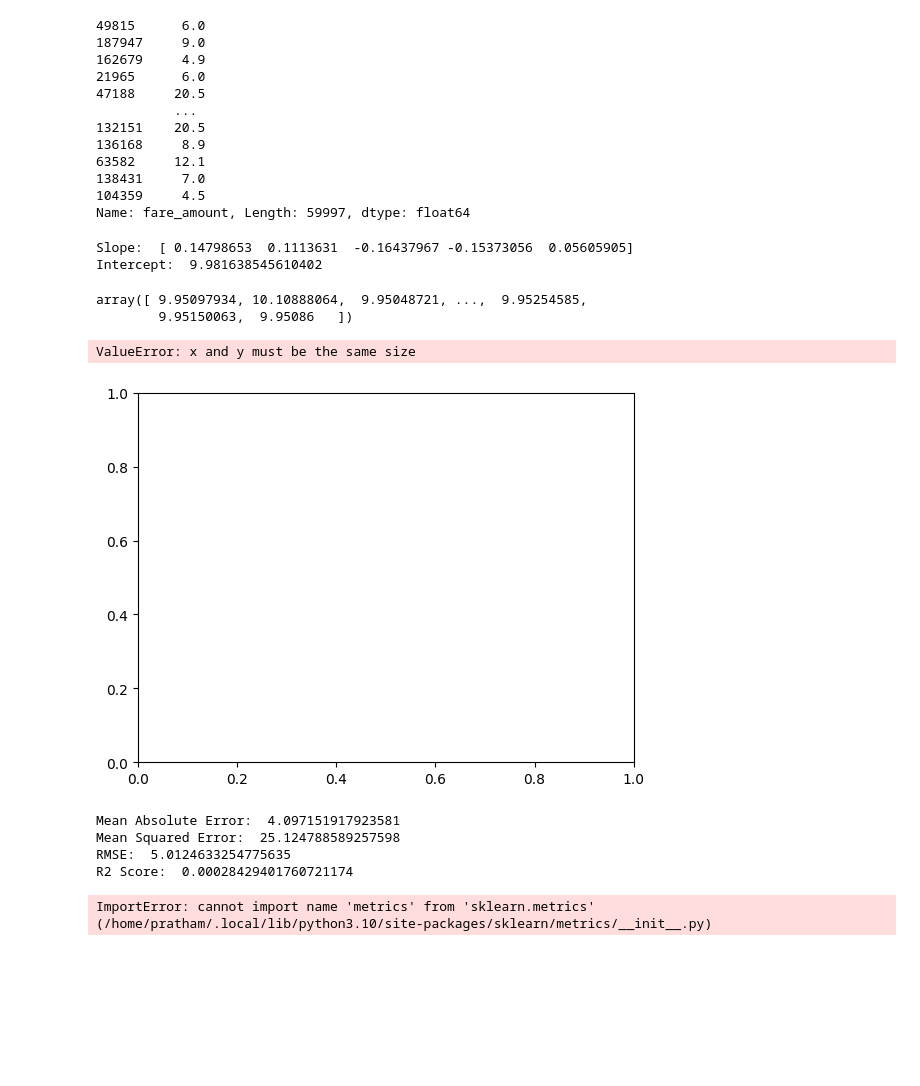
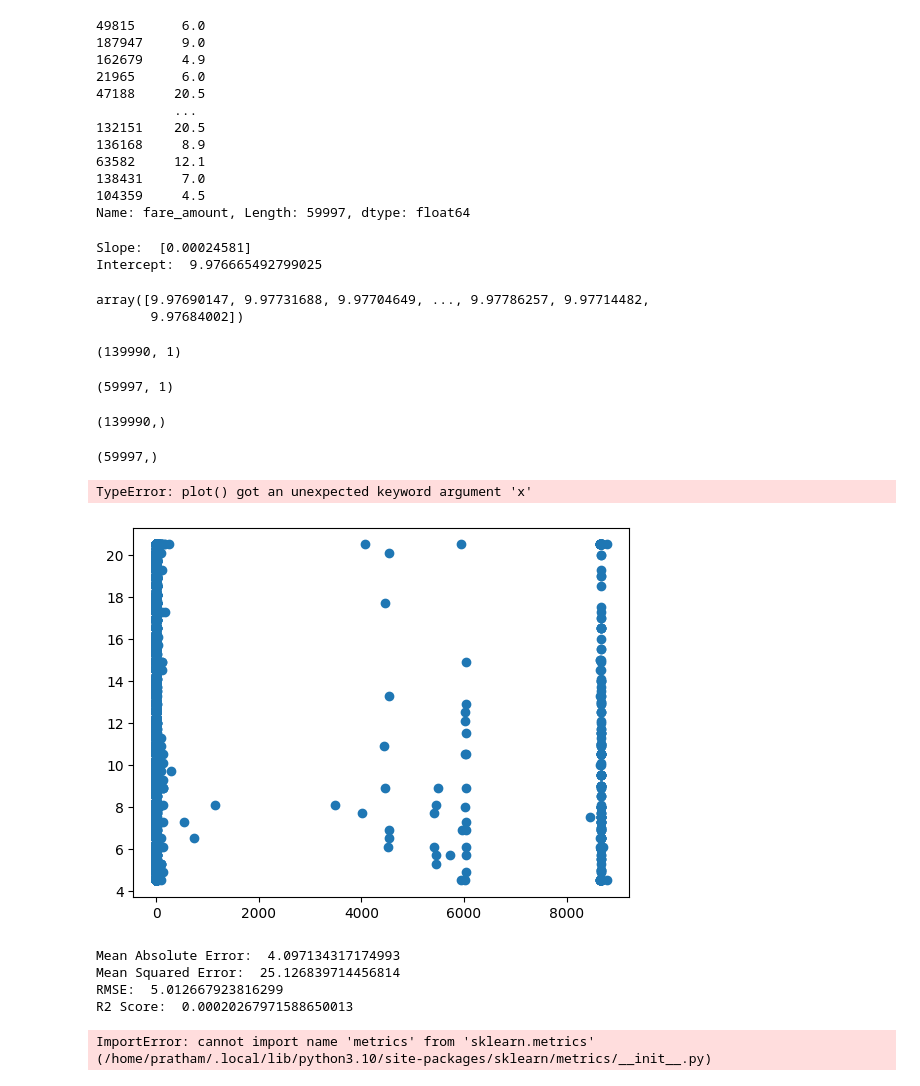
Before and after one commit to pratham-25/SEM_7_SPPU, a Jupyter notebook: ML/1.ipynb, the cells around one changed output. Cells and saved outputs as stored; diff of their text form; code cells hidden in the pictures; blank space fills up the shorter version.

```diff
--- a/ML/1.ipynb
+++ b/ML/1.ipynb
@@ -260,6 +260,6 @@ Data columns (total 7 columns):
 dtypes: float64(6), int64(1)
 memory usage: 16.2 MB
 # %%
-X = df1.iloc[:,1:-1]
+X = df1['Distance'].values.reshape(-1, 1)
 y = df1.iloc[:,0]
 # %%
@@ -298,12 +286,12 @@ from sklearn.model_selection import train_test_split
 
 X_train, X_test, y_train, y_test = train_test_split(X, y, test_size=0.3, random_state=2)
 # %%
-from sklearn.preprocessing import StandardScaler
+# from sklearn.preprocessing import StandardScaler
 
-std = StandardScaler()
+# std = StandardScaler()
 
-X_train = std.fit_transform(X_train)
-X_test = std.transform(X_test)
+# X_train = std.fit_transform(X_train)
+# X_test = std.transform(X_test)
 # %%
 X_train
 # %% [output]
@@ -348,22 +336,32 @@ Name: fare_amount, Length: 59997, dtype: float64
 print("Slope: ", lr.coef_)
 print("Intercept: ", lr.intercept_)
 # %% [output]
-Slope:  [ 0.14798653  0.1113631  -0.16437967 -0.15373056  0.05605905]
-Intercept:  9.981638545610402
+Slope:  [0.00024581]
+Intercept:  9.976665492799025
 # %%
 y_pred = lr.predict(X_test)
 y_pred
 # %% [output]
-array([ 9.95097934, 10.10888064,  9.95048721, ...,  9.95254585,
-        9.95150063,  9.95086   ])
+array([9.97690147, 9.97731688, 9.97704649, ..., 9.97786257, 9.97714482,
+       9.97684002])
+# %%
+display(X_train.shape)
+display(X_test.shape)
+display(y_train.shape)
+display(y_test.shape)
+# %% [output]
+(139990, 1)
+(59997, 1)
+(139990,)
+(59997,)
 # %%
 plt.scatter(X_train,y_train)
-plt.plot(X_train,lr.predict(X_train), color='red')
+plt.plot(x=X_train,y=lr.predict(X_train), color='red')
 plt.xlabel('Distance')  # Independent variable
 plt.ylabel('Fare Amount') # Dependent variable
 # %% [output]
-ValueError: x and y must be the same size
+TypeError: plot() got an unexpected keyword argument 'x'
-[figure, old version]
+[figure, new version]
 # %%
 from sklearn import metrics
 
@@ -372,10 +370,10 @@ print("Mean Squared Error: ", metrics.mean_squared_error(y_test, y_pred))
 print("RMSE: ", np.sqrt(metrics.mean_squared_error(y_test, y_pred)))
 print("R2 Score: ", metrics.r2_score(y_test, y_pred))
 # %% [output]
-Mean Absolute Error:  4.097151917923581
-Mean Squared Error:  25.124788589257598
-RMSE:  5.0124633254775635
-R2 Score:  0.00028429401760721174
+Mean Absolute Error:  4.097134317174993
+Mean Squared Error:  25.126839714456814
+RMSE:  5.012667923816299
+R2 Score:  0.00020267971588650013
 # %%
 from sklearn.metrics import metrics
 
```
Also changed, not shown: parts of 3 cells of this notebook, 5 other files.
